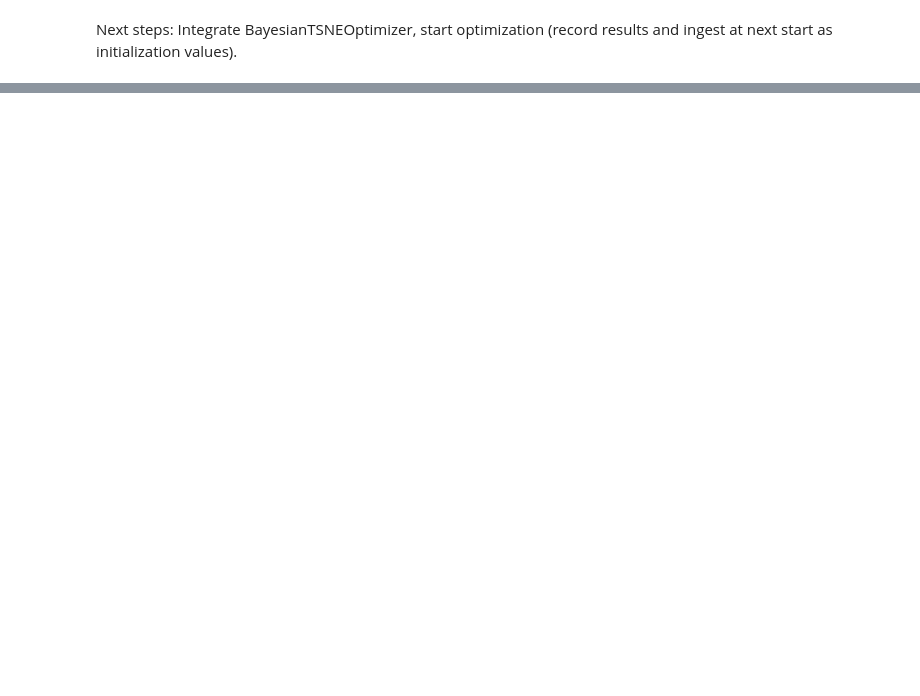
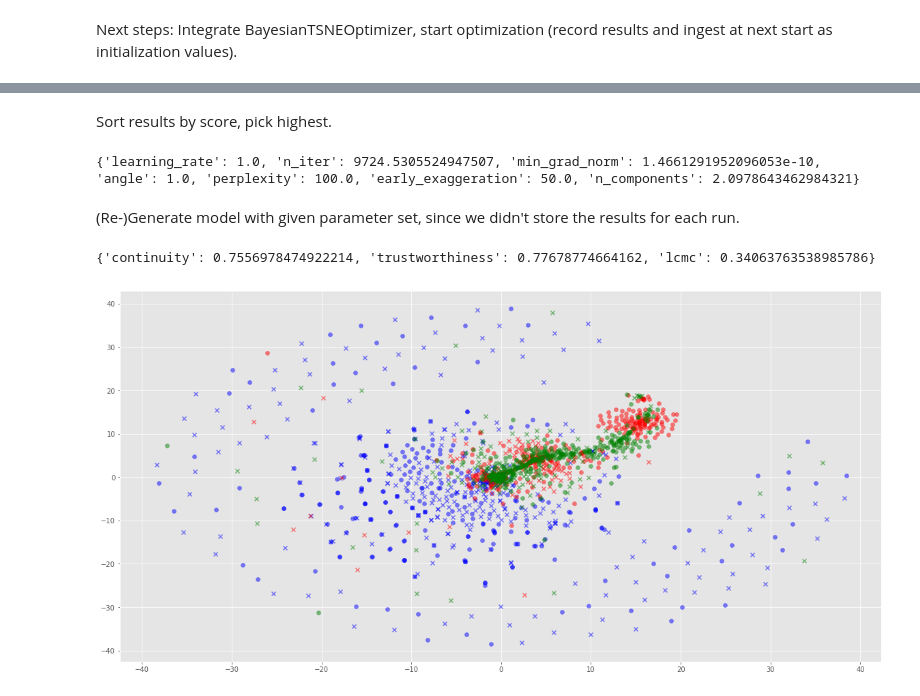
Before and after one commit to univie-datamining-team3/assignment2, a Jupyter notebook: notebooks/5.0-lm-optimization-tsne.ipynb, the cells around one changed output, grey strips where cells are left out. Saved outputs shown, nothing was run; the diff lists cells and outputs as text; code cells hidden in the pictures; blank space fills up the shorter version.

```diff
--- a/notebooks/5.0-lm-optimization-tsne.ipynb
+++ b/notebooks/5.0-lm-optimization-tsne.ipynb
@@ -81,0 +106,65 @@ Next steps: Integrate BayesianTSNEOptimizer, start optimization (record results
+# %% [markdown]
+Sort results by score, pick highest.
+# %%
+all_results_sorted_idx = np.argsort(all_results["values"])
+max_score_index = all_results_sorted_idx[-1]
+best_param_set = all_results["params"][max_score_index]
+print(best_param_set)
+# %% [output]
+{'learning_rate': 1.0, 'n_iter': 9724.5305524947507, 'min_grad_norm': 1.4661291952096053e-10, 'angle': 1.0, 'perplexity': 100.0, 'early_exaggeration': 50.0, 'n_components': 2.0978643462984321}
+# %% [markdown]
+(Re-)Generate model with given parameter set, since we didn't store the results for each run.
+# %%
+tsne = TSNEModel(num_dimensions=int(round(best_param_set["n_components"])),
+                 perplexity=best_param_set["perplexity"],
+                 early_exaggeration=best_param_set["early_exaggeration"],
+                 learning_rate=best_param_set["learning_rate"],
+                 num_iterations=int(round(best_param_set["n_iter"])),
+                 min_grad_norm=best_param_set["min_grad_norm"],
+                 random_state=42,
+                 angle=best_param_set["angle"],
+                 metric='precomputed',
+                 init_method='random')
+# Fit t-SNE model.
+tsne_results = tsne.run(segment_distance_matrix.values)
+quality_measures = tsne.calculate_quality_measures(segment_distance_matrix.values)
+# %% [output]
+{'continuity': 0.7556978474922214, 'trustworthiness': 0.77678774664162, 'lcmc': 0.34063763538985786}
+# %%
+transport_modes = ["WALK", "METRO", "TRAM"]
+
+color_map = {
+    'WALK': 'blue',
+    'METRO': 'red',
+    'TRAM': 'green'
+}
+
+
+fig, ax = plt.subplots(figsize=(20, 10))
+
+for transport_mode in transport_modes:
+    transport_mode_scripted = euclidean_distances[
+        (euclidean_distances["mode"] == transport_mode) &
+        (euclidean_distances["notes"].str.contains('scripted'))
+    ].index.values
+    transport_mode_unscripted = euclidean_distances[
+        (euclidean_distances["mode"] == transport_mode) &
+        (~(euclidean_distances["notes"].str.contains('scripted', na=False)))
+    ].index.values
+
+    ax.scatter(
+        tsne_results[transport_mode_scripted, 0],
+        tsne_results[transport_mode_scripted, 1],
+        c=color_map[transport_mode],
+        marker='o',
+        alpha=0.5
+    )
+    ax.scatter(
+        tsne_results[transport_mode_unscripted, 0],
+        tsne_results[transport_mode_unscripted, 1],
+        c=color_map[transport_mode],
+        marker='x',
+        alpha=0.5
+    )
+# %% [output]
+[figure, added]
```
Also changed, not shown: parts of 6 cells of this notebook, 3 other files.
